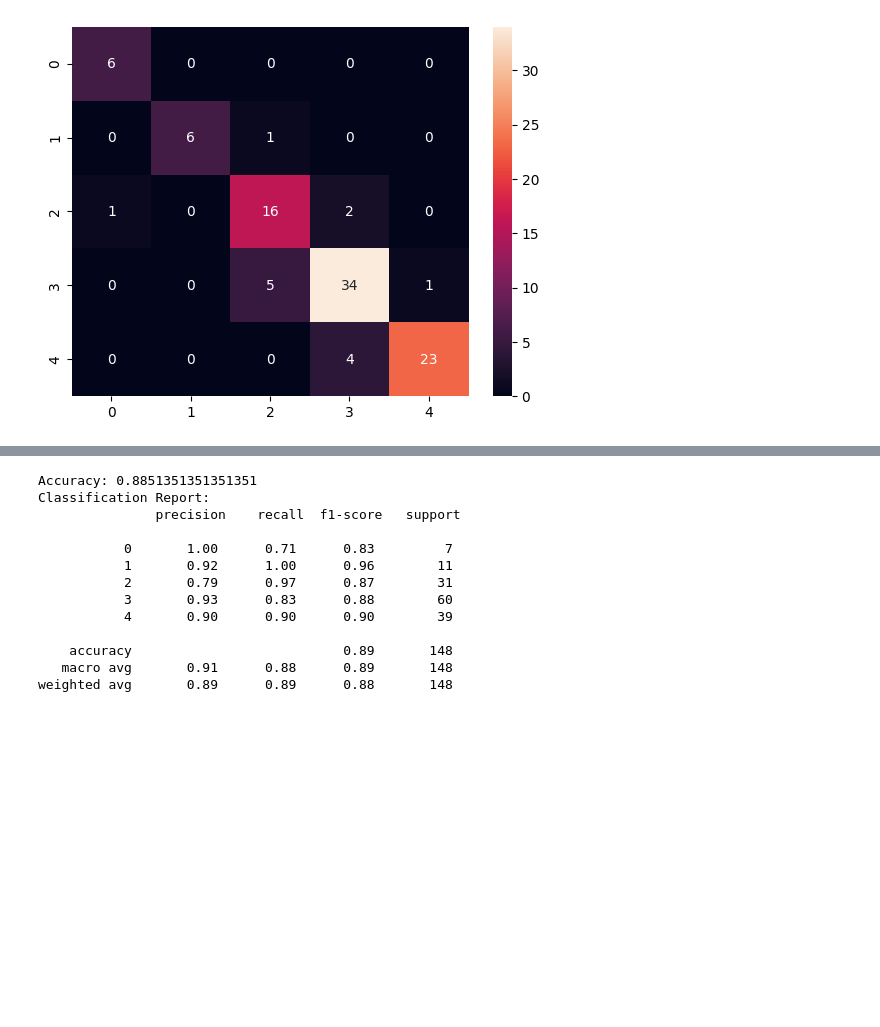
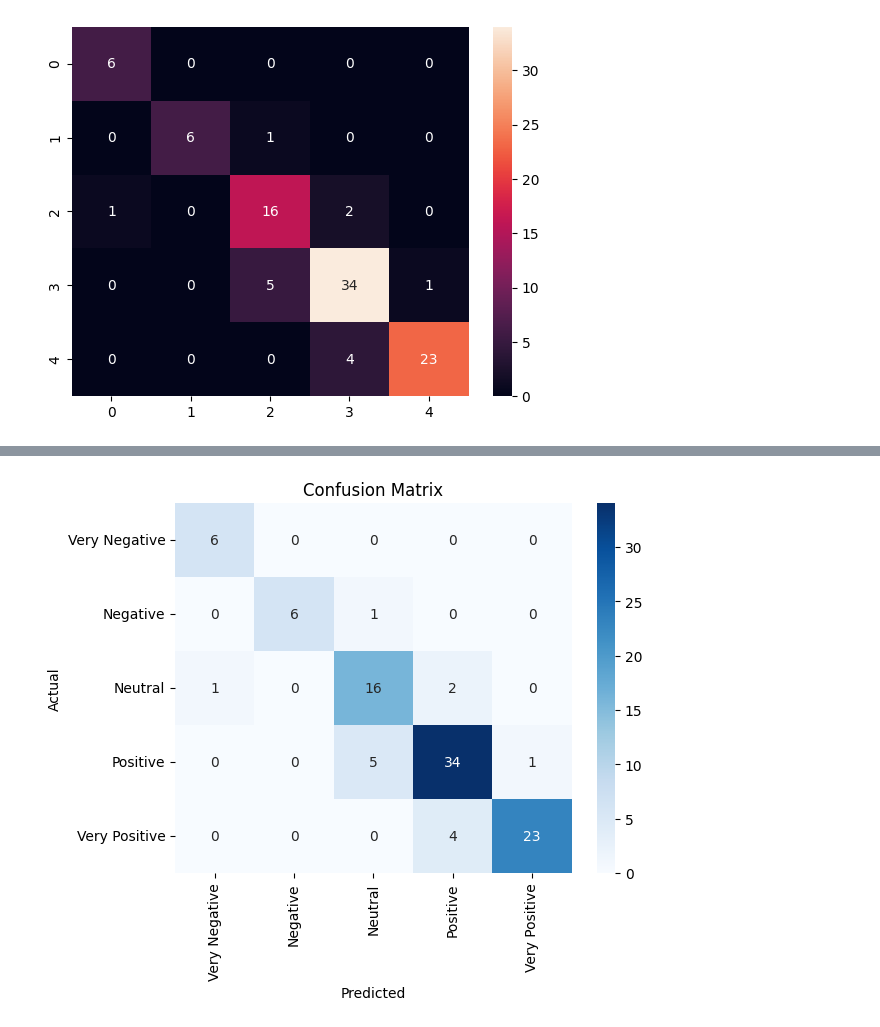
Before and after one commit to suarasiy/sentiment-analysis, a Jupyter notebook: app.ipynb, the cells around one changed output, grey strips where cells are left out. Saved outputs shown, nothing was run; the diff lists cells and outputs as text; code cells hidden in the pictures; blank space fills up the shorter version.

```diff
--- a/app.ipynb
+++ b/app.ipynb
@@ -36,6 +39,11 @@ from sklearn.feature_selection import SelectKBest, chi2
 import seaborn as sns
 import matplotlib.pyplot as plt
 from wordcloud import WordCloud
+# %%
+# configure the sentiment processing
+sentiment_config: SentimentConfig = {
+    "use_chi2": False,
+}
 # %%
 # Define function for pre-processing
 
@@ -125 +134,5 @@ data
+# %%
+# perform chi-square feature selection with best K features
+selector = SelectKBest(chi2, k=500)
+X_selected = selector.fit_transform(X_scaled, y)
 # %%
@@ -230,41 +169,0 @@ Best k=500, best score=0.8550724637681159
-# %%
-# # Define the target variable
-# target = data['sentiment']
-
-# # Convert the BERT features to a list of arrays
-# features = np.array(data['features'].tolist())
-
-# # Apply Min-Max scaling to ensure all values are non-negative
-# scaler = MinMaxScaler()
-# features_scaled = scaler.fit_transform(features)
-
-# # Split the data into training and testing sets with a 70:30 ratio
-# X_train, X_test, y_train, y_test = train_test_split(features_scaled, target, test_size=0.3, random_state=42)
-
-# Train a Naive Bayes classifier on the selected features
-clf = GaussianNB()
-clf.fit(X_train_kbest, y_train)
-
-# Make predictions on the testing data
-y_pred = clf.predict(X_test_kbest)
-
-# Evaluate the classifier's performance
-accuracy = accuracy_score(y_test, y_pred)
-report = classification_report(y_test, y_pred)
-
-print(f'Accuracy: {accuracy}')
-print('Classification Report:\n', report)
-# %% [output]
-Accuracy: 0.8851351351351351
-Classification Report:
-               precision    recall  f1-score   support
-
-           0       1.00      0.71      0.83         7
-           1       0.92      1.00      0.96        11
-           2       0.79      0.97      0.87        31
-           3       0.93      0.83      0.88        60
-           4       0.90      0.90      0.90        39
-
-    accuracy                           0.89       148
-   macro avg       0.91      0.88      0.89       148
-weighted avg       0.89      0.89      0.88       148
@@ -307,0 +170,22 @@ print('Classification Report with Chi-Square selected features:\n', report_k_bes
+# %%
+# Define the mapping of sentiment labels to their respective names
+sentiment_mapping = {
+    0: 'Very Negative',
+    1: 'Negative',
+    2: 'Neutral',
+    3: 'Positive',
+    4: 'Very Positive'
+}
+
+# Map the sentiment column to their respective names
+data['sentiment_label'] = data['sentiment'].map(sentiment_mapping)
+
+# Plot the confusion matrix with sentiment labels
+cm = confusion_matrix(y_test, y_pred)
+sns.heatmap(cm, annot=True, fmt='d', cmap='Blues', xticklabels=sentiment_mapping.values(), yticklabels=sentiment_mapping.values())
+plt.xlabel('Predicted')
+plt.ylabel('Actual')
+plt.title('Confusion Matrix')
+plt.show()
+# %% [output]
+[figure, added]
```
Also changed, not shown: parts of 10 cells of this notebook.
